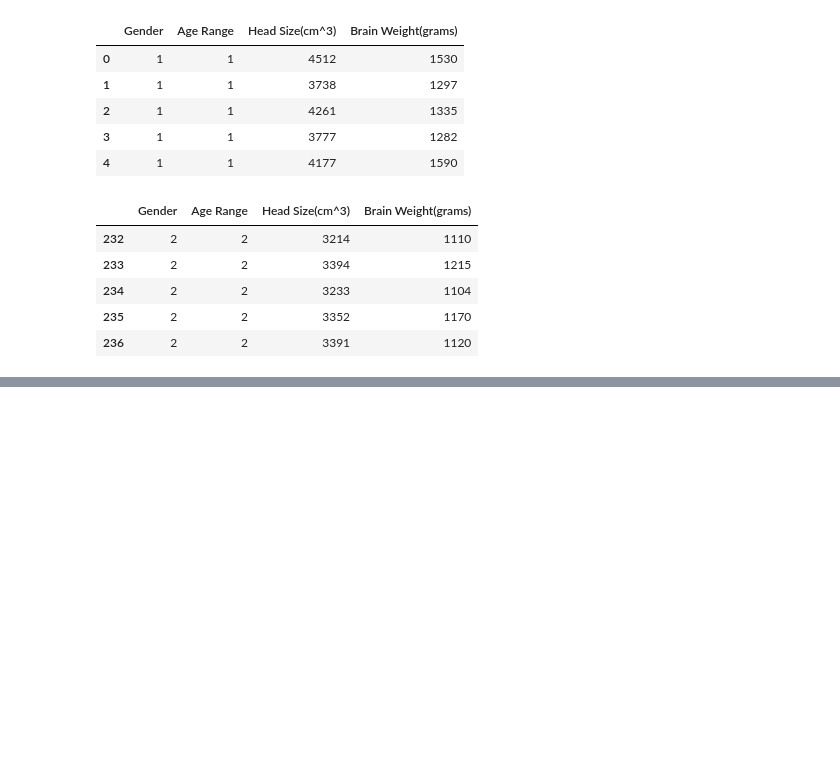
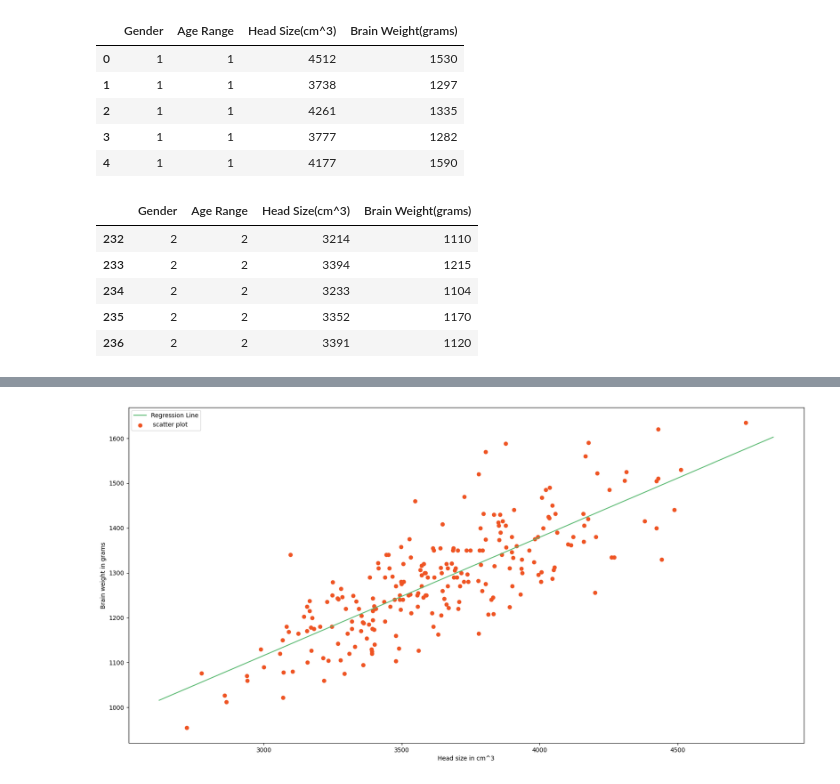
Before and after one commit to Namir50/Data-Science-Tutorial, a Jupyter notebook: linear_regression.ipynb, the cells around one changed output, grey strips where cells are left out. Drawn from its saved outputs; the diff is of its cells as text; code cells hidden in the pictures; blank space fills up the shorter version.

```diff
--- a/linear_regression.ipynb
+++ b/linear_regression.ipynb
@@ -53,0 +54,21 @@ IndexError: only integers, slices (`:`), ellipsis (`...`), numpy.newaxis (`None`
+# %%
+#Plotting values and Regression line
+max_x = np.max(X) + 100
+min_x = np.min(X) - 100
+
+#Calculating line values x and y
+x = np.linspace(min_x, max_x, 1000)
+y = b0 + b1 * x
+
+#Plotting line
+plt.plot(x,y,color='#58b970',label='Regression Line')
+
+#Plotting Scatter plot
+plt.scatter(X, Y, c = '#ef5423',label =' scatter plot')
+
+plt.xlabel('Head size in cm^3')
+plt.ylabel('Brain weight in grams')
+plt.legend()
+plt.show()
+# %% [output]
+[figure, added]
```
Also changed, not shown: parts of 1 cell of this notebook.
